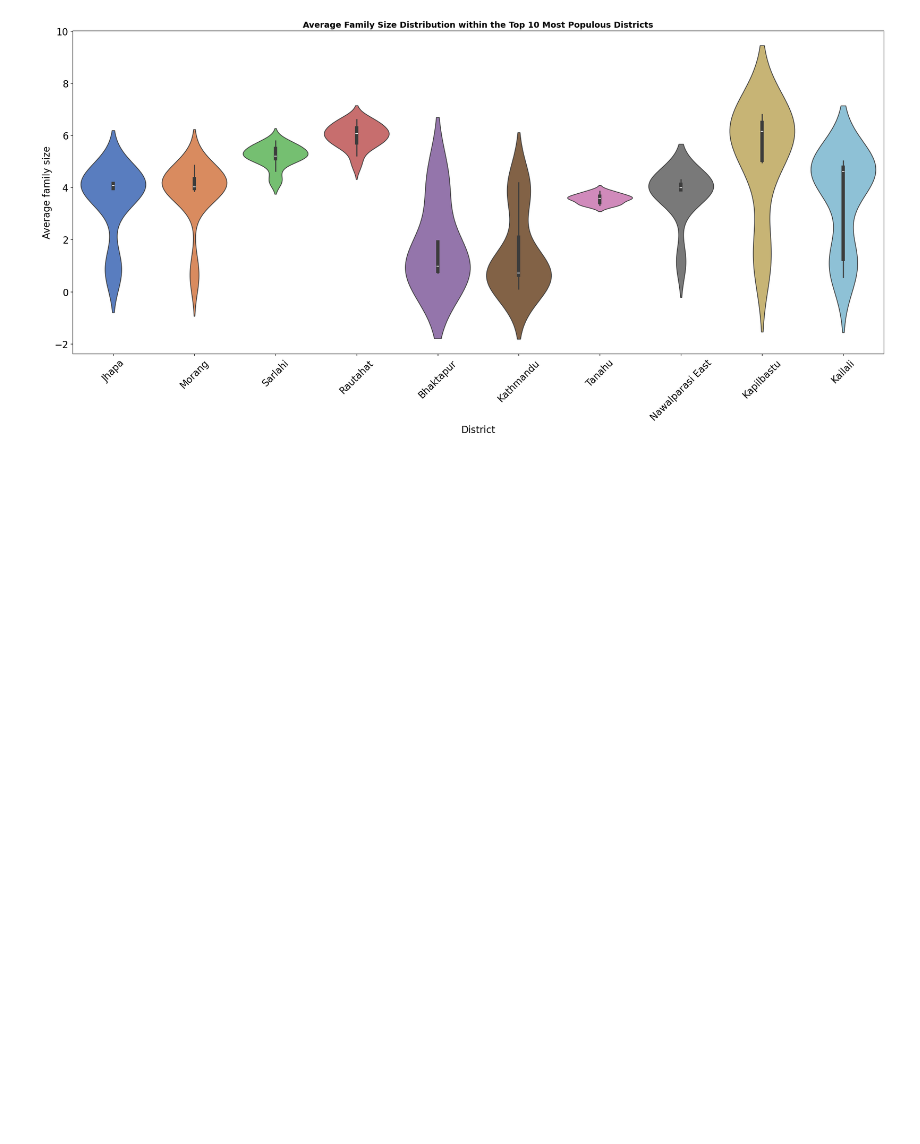
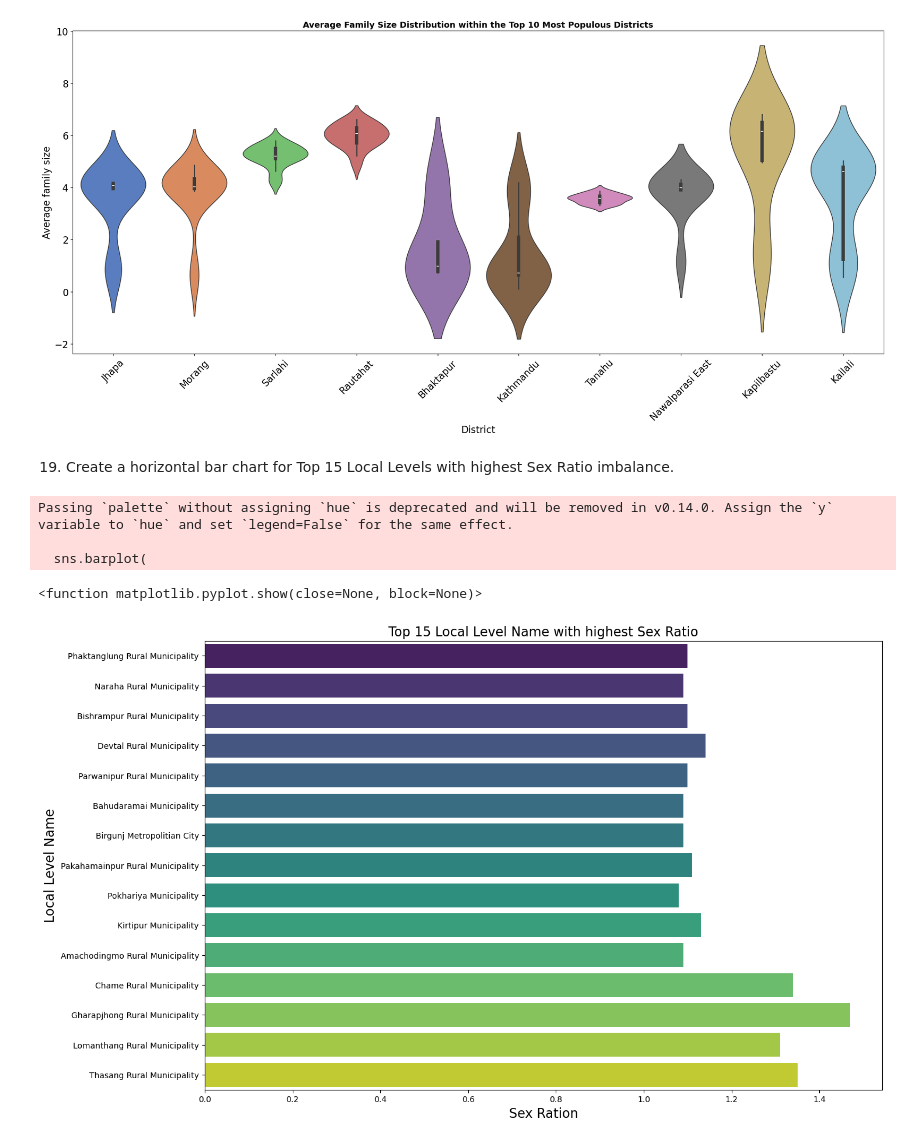
Before and after one commit to bikashsahani/nepal-census-2021-EDA, a Jupyter notebook: census_eda_project.ipynb, the cells around one changed output. Drawn from its saved outputs; the diff is of its cells as text; code cells hidden in the pictures; blank space fills up the shorter version.

Commit message:
Census data EDA completed

```diff
--- a/census_eda_project.ipynb
+++ b/census_eda_project.ipynb
@@ -610,3 +612,29 @@ plt.tight_layout()
 plt.show()
 # %% [output]
 [figure]
+# %% [markdown]
+19. Create a horizontal bar chart for Top 15 Local Levels with highest Sex Ratio imbalance.
+# %%
+# 1. Find the top 10 districts by looking at the head(10) names
+top_sex_ratio_list = data.sort_values(by='Sex Ration', ascending=False).head(15)['Local Level Name'].unique()
+
+# 2. Filter the ORIGINAL dataset to include ALL rows belonging to those districts
+sex_ratio_data = data[data['Local Level Name'].isin(top_sex_ratio_list)]
+
+plt.figure(figsize=(15, 10))
+sns.barplot(
+    data=sex_ratio_data,
+    x='Sex Ration',
+    y='Local Level Name',
+    palette='viridis'
+)
+plt.xlabel("Sex Ration", fontsize=16)
+plt.ylabel("Local Level Name", fontsize=16)
+plt.title("Top 15 Local Level Name with highest Sex Ratio",fontsize=16)
+plt.show
+# %% [output]
+Passing `palette` without assigning `hue` is deprecated and will be removed in v0.14.0. Assign the `y` variable to `hue` and set `legend=False` for the same effect.
+
+  sns.barplot(
+<function matplotlib.pyplot.show(close=None, block=None)>
+[figure, added]
```
Also changed, not shown: parts of 9 cells of this notebook, 1 other file.
